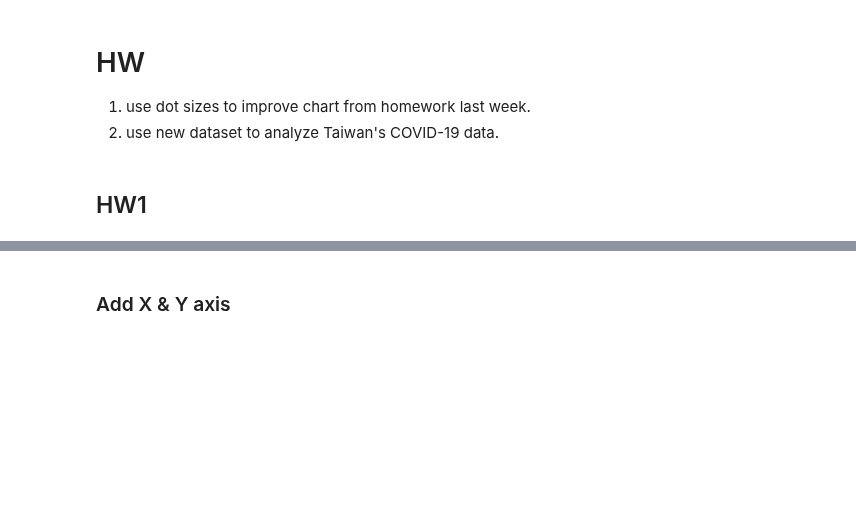
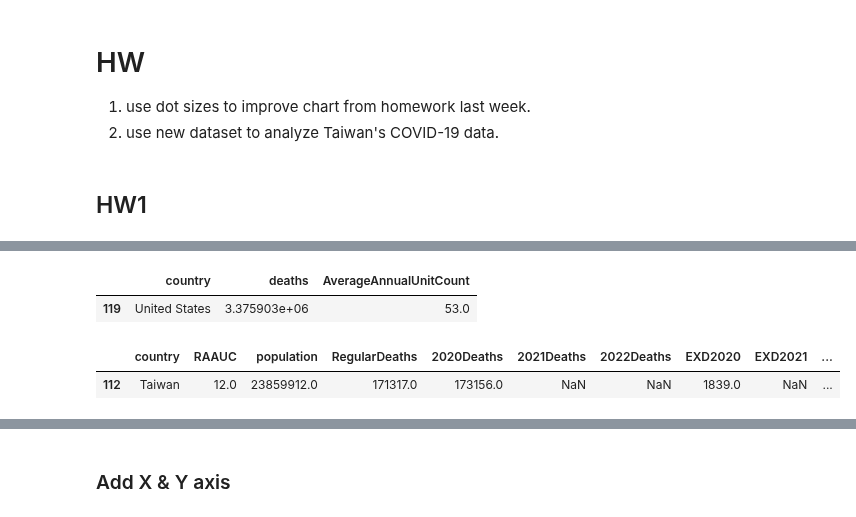
Before and after one commit to belongtothenight/BD_ML_Code, a Jupyter notebook: src/BD_w14_hw.ipynb, the cells around one changed output, grey strips where cells are left out. Drawn from its saved outputs; the diff is of its cells as text; code cells hidden in the pictures; blank space fills up the shorter version.

```diff
--- a/src/BD_w14_hw.ipynb
+++ b/src/BD_w14_hw.ipynb
@@ -147,0 +166,11 @@ newDF.head()
+# %%
+DF_2020.head()
+DF_2020[DF_2020.country == 'United States']
+# %% [output]
+|  | country | deaths | AverageAnnualUnitCount |
+| 119 | United States | 3.375903e+06 | 53.0 |
+# %%
+newDF[newDF.country == 'Taiwan']
+# %% [output]
+|  | country | RAAUC | population | RegularDeaths | 2020Deaths | 2021Deaths | 2022Deaths | EXD2020 | EXD2021 | ... |
+| 112 | Taiwan | 12.0 | 23859912.0 | 171317.0 | 173156.0 | NaN | NaN | 1839.0 | NaN | ... |
```
Also changed, not shown: parts of 6 cells of this notebook, 2 other files.
